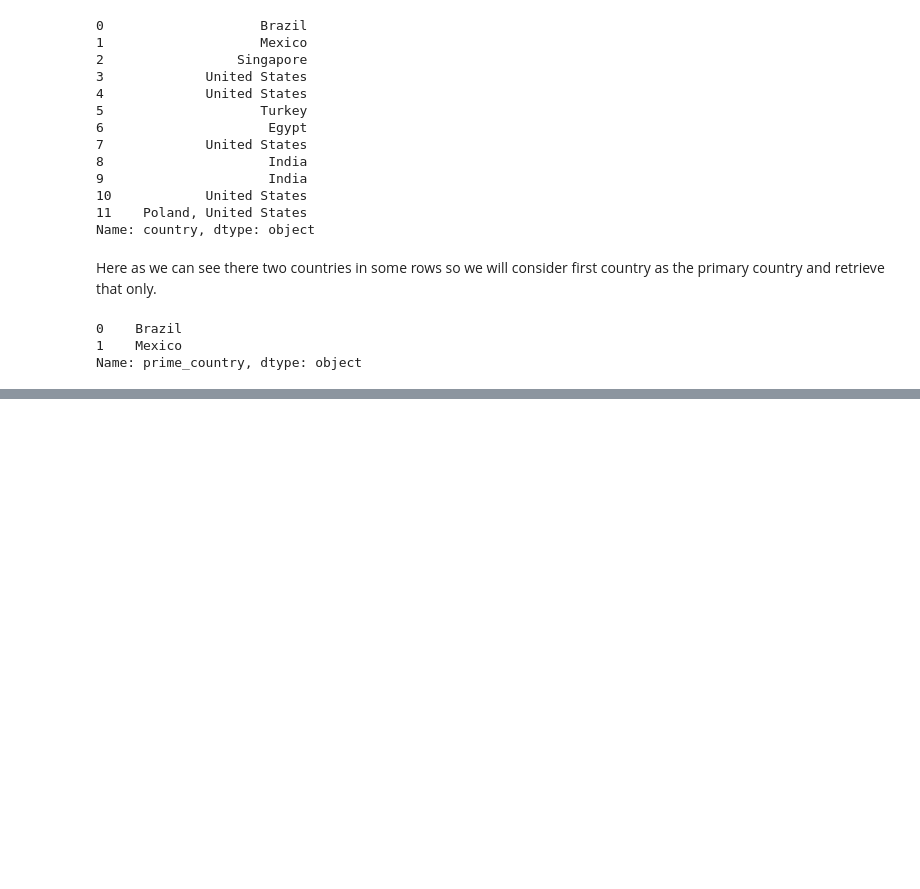
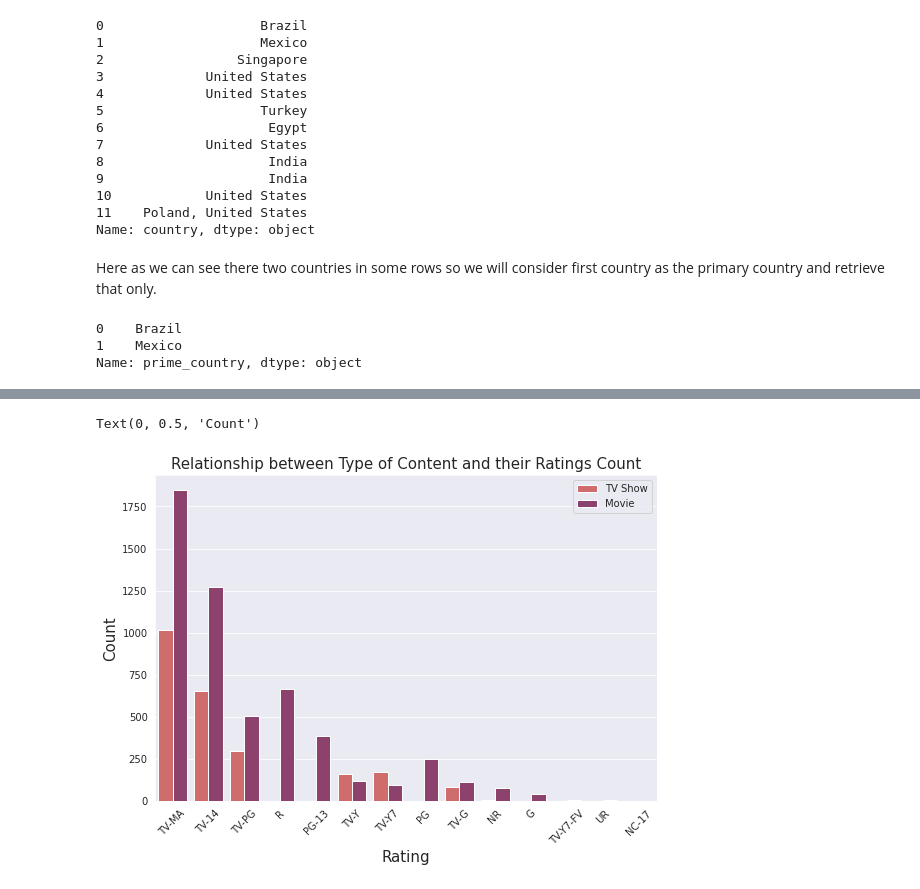
Before and after one commit to keerthibehara/Netflix_Movies_And_TV_Shows_Clustering, a Jupyter notebook: NETFLIX_MOVIES_AND_TV_SHOWS_CLUSTERING_B_Sai_Keerthi.ipynb, the cells around one changed output, grey strips where cells are left out. Saved outputs shown, nothing was run; the diff lists cells and outputs as text; code cells hidden in the pictures; blank space fills up the shorter version.

```diff
--- a/NETFLIX_MOVIES_AND_TV_SHOWS_CLUSTERING_B_Sai_Keerthi.ipynb
+++ b/NETFLIX_MOVIES_AND_TV_SHOWS_CLUSTERING_B_Sai_Keerthi.ipynb
@@ -300,0 +343,12 @@ Name: prime_country, dtype: object
+# %%
+#Plotting the count plot comparing the types on content based on their ratings
+plt.figure(figsize=(9,6))
+ax=sns.countplot(x="rating",data= df,hue= "type",order = df['rating'].value_counts().index[0:15],palette=("flare"))
+plt.xticks(rotation=45)
+plt.legend(loc='upper right')
+plt.title('Relationship between Type of Content and their Ratings Count', fontsize=15)
+plt.xlabel('Rating',fontsize=15)
+plt.ylabel('Count',fontsize=15)
+# %% [output]
+Text(0, 0.5, 'Count')
+[figure, added]
```
Also changed, not shown: parts of 20 cells of this notebook.
